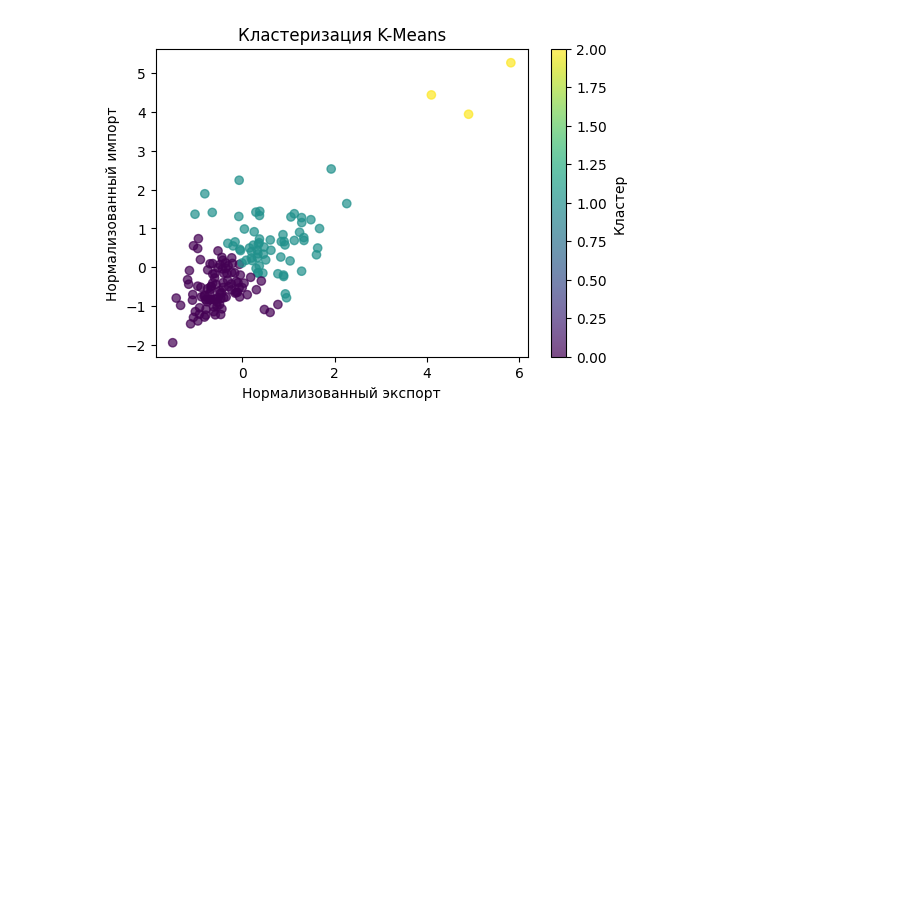
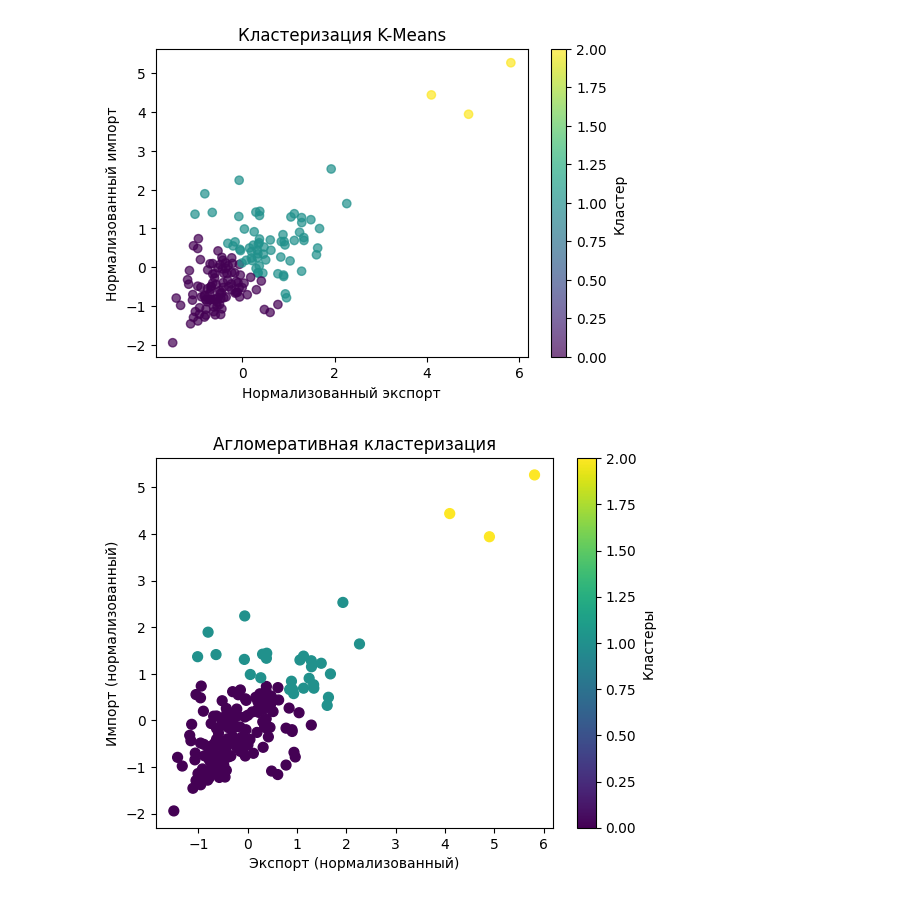
Before and after one commit to MilaPost/Statistic_python, a Jupyter notebook: statistics_python/stats/DAU_88_Постовалова_Л_дз_Классификация_и_кластеризация_ (1).ipynb, the cells around one changed output. Drawn from its saved outputs; the diff is of its cells as text; code cells hidden in the pictures; blank space fills up the shorter version.

```diff
--- a/statistics_python/stats/DAU_88_Постовалова_Л_дз_Классификация_и_кластеризация_ (1).ipynb
+++ b/statistics_python/stats/DAU_88_Постовалова_Л_дз_Классификация_и_кластеризация_ (1).ipynb
@@ -246,10 +262,8 @@ plt.show()
 [figure]
 # %%
 # Оптимальное количество кластеров (предположим 3, исходя из метода локтя)
-optimal_k = 3
-
 # Запускаем K-Means
-kmeans = KMeans(n_clusters=optimal_k, random_state=42, n_init=10)
+kmeans = KMeans(n_clusters=3, random_state=42, n_init=10)
 df_2['KMeans_cluster'] = kmeans.fit_predict(X_scaled)
 
 # Визуализация кластеров
@@ -262,3 +276,21 @@ plt.colorbar(label="Кластер")
 plt.show()
 # %% [output]
 [figure]
+# %%
+#применим агломеративную кластеризацию с учетом полученного ранее оптимального числа кластеров
+from sklearn.cluster import AgglomerativeClustering
+
+clustering = AgglomerativeClustering(n_clusters=3, linkage='ward')
+clusters = clustering.fit_predict(X_scaled)
+
+df_2['Cluster'] = clusters
+
+# Визуализация результатов
+plt.scatter(X_scaled[:, 0], X_scaled[:, 1], c=clusters, cmap='viridis', s=50)
+plt.title('Агломеративная кластеризация')
+plt.xlabel('Экспорт (нормализованный)')
+plt.ylabel('Импорт (нормализованный)')
+plt.colorbar(label='Кластеры')
+plt.show()
+# %% [output]
+[figure, added]
```
Also changed, not shown: parts of 3 cells of this notebook.
